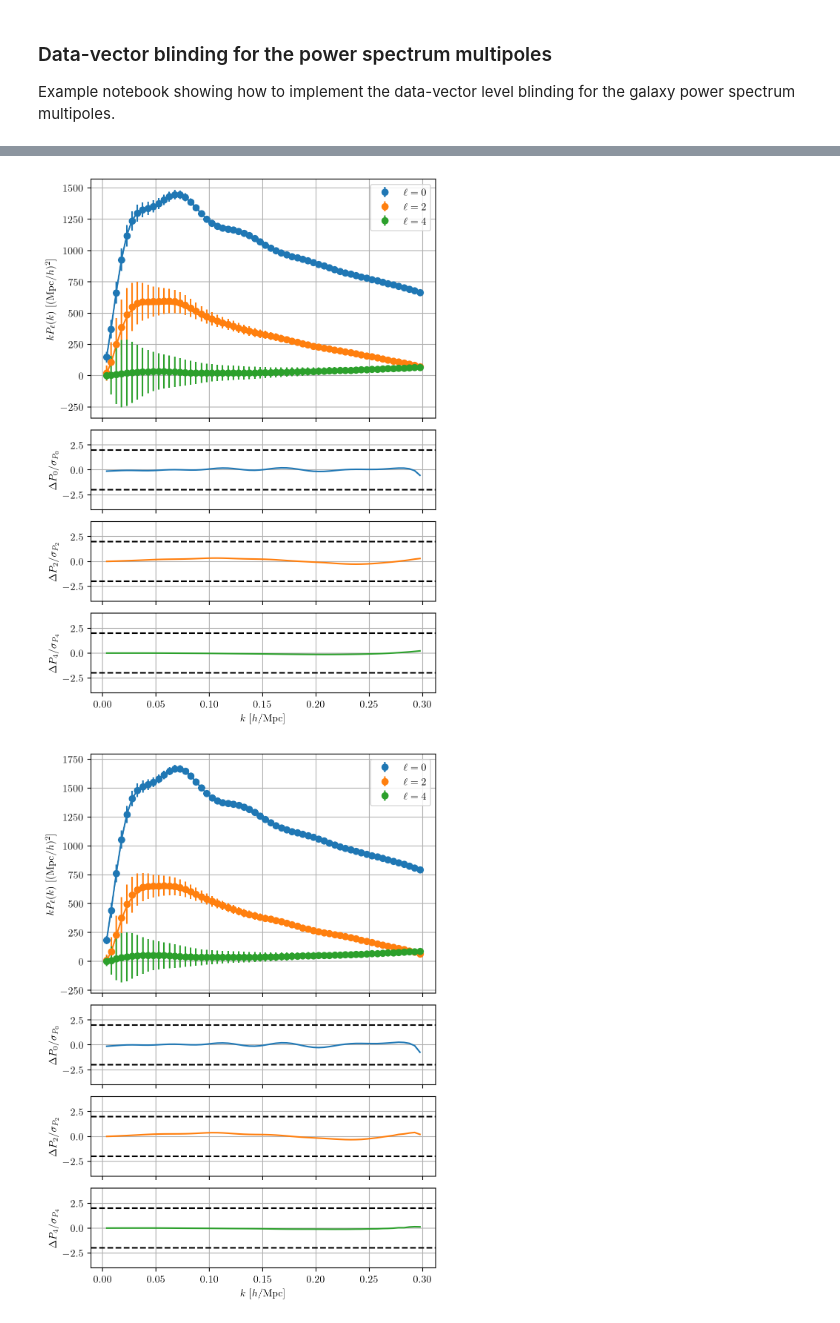
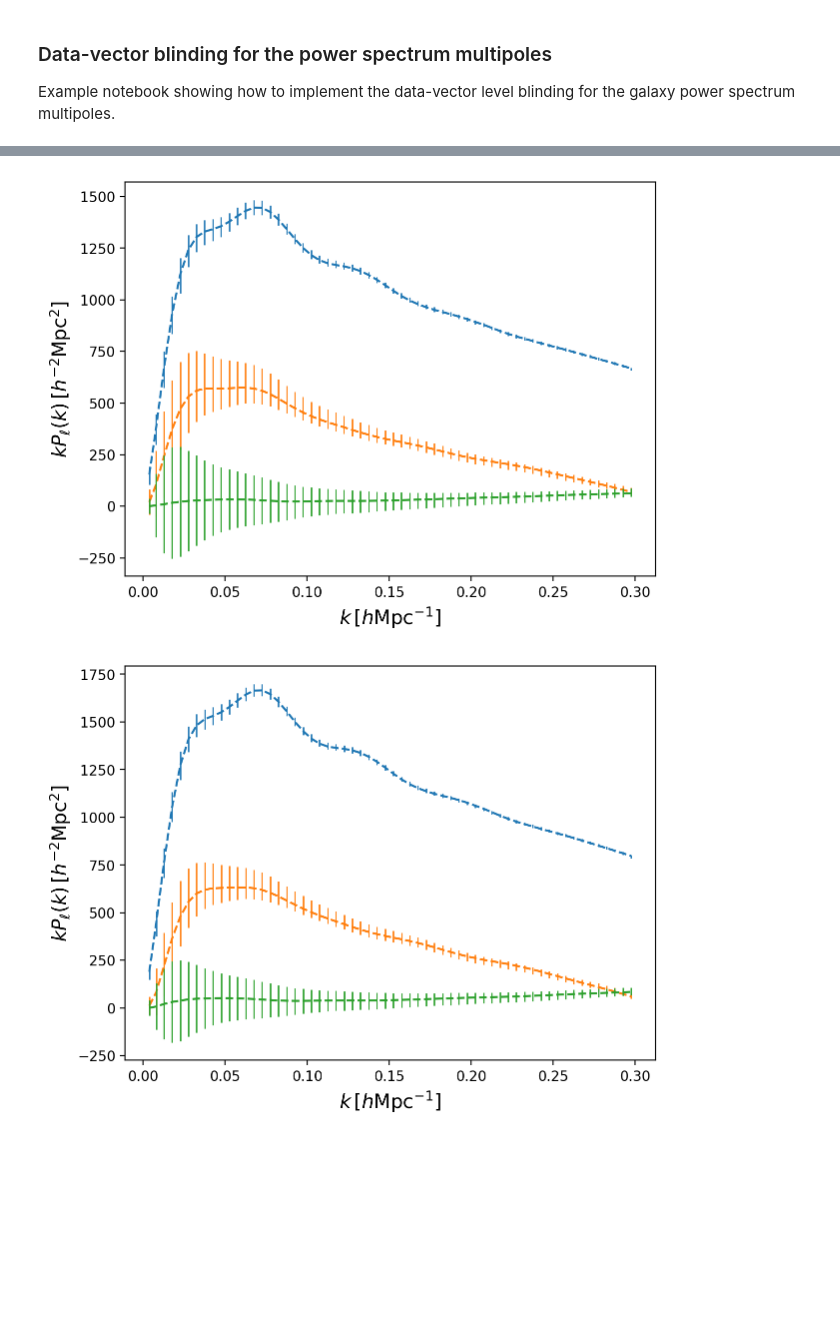
Before and after one commit to epaillas/desiblind, a Jupyter notebook: nb/blinding_example.ipynb, the cells around one changed output, grey strips where cells are left out. Cells and saved outputs as stored; diff of their text form; code cells hidden in the pictures; blank space fills up the shorter version.

Commit message:
some cleanups; separate blinding class from desilike; leverage lsstypes

```diff
--- a/nb/blinding_example.ipynb
+++ b/nb/blinding_example.ipynb
@@ -156,7 +21,10 @@ $P_{\rm blind}(k) = P(k) - W(k, k') P_{\rm ref}(k) + W(k, k') P_{\rm shift}(k)$,
 where $P_{\rm ref}(k)$ is computed with a *reference* cosmology (reasonably a good match to the data), while
 $P_{\rm shift}(k)$ is computed with a *shift* cosmology (the blinding cosmology).
 # %%
-# we read the reference parameters from a joint full-shape fit to all GQC tracers
+# We read the reference parameters from a joint full-shape fit to all GQC tracers
+from desilike.samples import Profiles, Chain
 
-profiles = Profiles.load('../scripts/profiles/profiles_abacushf_fs.npy')
+profiles = Profiles.load(get_fit_fn('profiles'))
+#profiles = Profiles.load('../scripts/tests/profiles/profiles_abacushf_fs.npy')
 bestfit = profiles.bestfit.choice(index='argmax', input=True)
+bestfit = {name: float(value) for name, value in bestfit.items()}
@@ -197,30 +31,40 @@ Adding DESI FS likelihood for tracer QSO, zrange (0.8, 2.1), namespace QSO_z0
 # %%
-# we instantiate TracerPowerSpectrumMultipolesBlinder, which will provides
+# we instantiate TracerPowerSpectrumMultipolesBlinder, which will provide
 # the necessary tools to apply the blinding. We then loop over tracers
 # and add their likelihood to the blinder.
 
+cosmo_params = {name: value for name, value in bestfit.items() if '.' not in name}
+nuisance_params = {name: value for name, value in bestfit.items() if name not in cosmo_params}
+
 blinder = TracerPowerSpectrumMultipolesBlinder()
 
-cosmo_param_names = ['h', 'omega_cdm', 'omega_b', 'logA']
-nuisance_param_names = nuisance_param_names = ['b1p', 'b2p', 'bsp', 'alpha0p', 'alpha2p', 'alpha4p', 'sn0p', 'sn2p', 'sn4p']
-for likelihood in dr2_like.likelihoods:
-    namespace = likelihood.name
-    observable = likelihood.observables[0]
-    tracer = namespace[:3]
+tracers = ['BGS_z0', 'LRG_z0', 'LRG_z1', 'LRG_z2', 'ELG_z1', 'QSO_z0']
 
-    cosmo_params = {param: bestfit[f'{param}'].value for param in cosmo_param_names}
-    nuisance_params = {f'{namespace}.{param}': bestfit[f'{namespace}.{param}'].value for param in nuisance_param_names}
-    reference_params = cosmo_params | nuisance_params
+for namespace in tracers:
+    tracer, zrange = get_tracer_zrange(namespace)
+    data, covariance, window = get_synthetic_data(tracer=tracer, zrange=zrange, region='GCcomb', ells=[0, 2, 4],
+                                                  weights='default_fkp', klim=(0., 0.3), rebin=5)
+    theory = get_theory(z=window.theory.get(ells=0).z, tracer='QSO') #tracer)  # FIXME
+    theory.init.update(k=window.theory.get(ells=0).coords('k'), shotnoise=data.get(ells=0).values('shotnoise').mean())
+    params = cosmo_params | {param.split('.')[-1]: value for param, value in nuisance_params.items() if param.startswith(namespace)}
+    spectrum = theory(**params)
+    observable = window.dot(np.ravel(spectrum), return_type=None, zpt=False)
 
-    likelihood(**reference_params)
+    if True:
+        ax = plt.gca()
+        for ill, ell in enumerate(observable.ells):
+            color = f'C{ill:d}'
+            pole = observable.get(ells=ell)
+            ax.plot(k:=pole.coords('k'), k * pole.value(), color=color, linestyle='--')
+            pole = data.get(ells=ell)
+            std = covariance.at.observable.get(ells=ell).std()
+            ax.errorbar(k:=pole.coords('k'), k * pole.value(), k * std, color=color, ms=2.5, ls='none', elinewidth=1.0)
+        ax.set_xlabel(r'$k\,[h{\rm Mpc}^{-1}]$', fontsize=14)
+        ax.set_ylabel(r'$k P_\ell(k)\,[h^{-2}{\rm Mpc}^{2}]$', fontsize=14)
+        plt.tight_layout()
+        plt.show()
 
-    blinder.add_observable(
-        name=namespace,
-        likelihood=likelihood,
-        reference_params=reference_params
-    )
-
-    observable.plot()
+    blinder.add_observable(name=namespace, data=observable, covariance=covariance)
 # %% [output]
-[figure, old version]
+[figure, new version]
-[figure, old version]
+[figure, new version]
```
Also changed, not shown: parts of 14 cells of this notebook, 6 other files.
